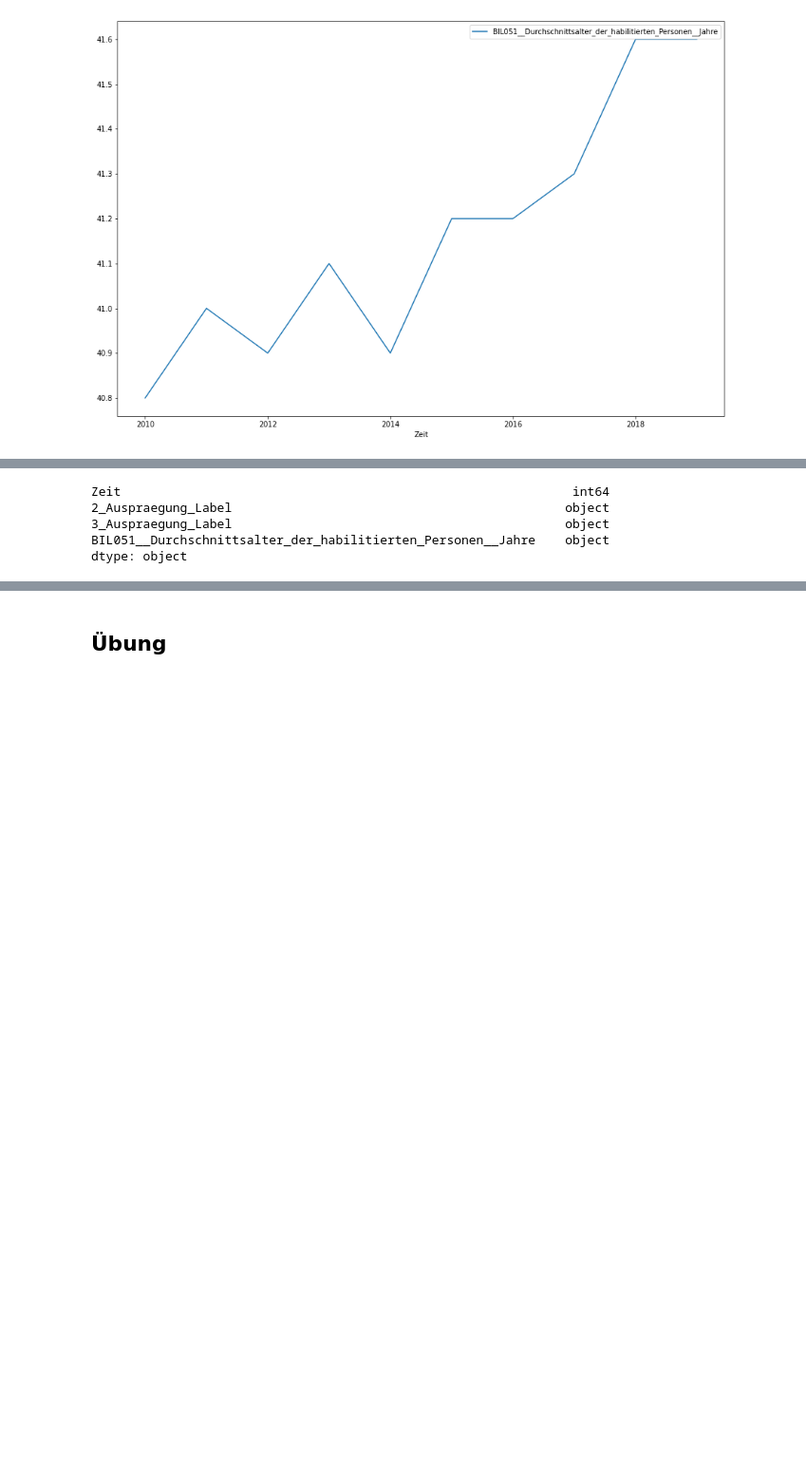
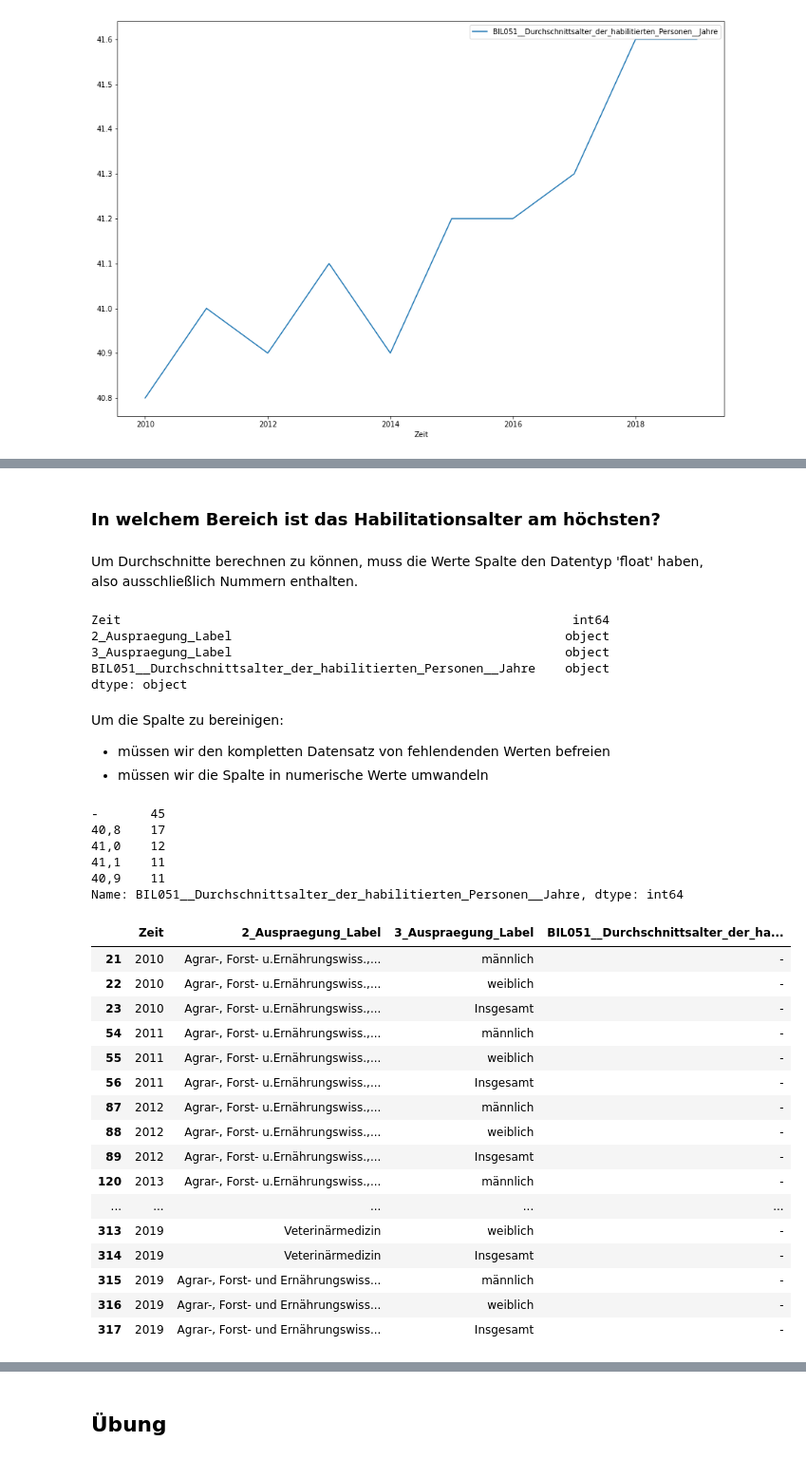
Before and after one commit to P3nny/pfv, a Jupyter notebook: 04_real_data_csv_flat.ipynb, the cells around one changed output, grey strips where cells are left out. Shown at 95% size. Saved outputs shown, nothing was run; the diff lists cells and outputs as text; code cells hidden in the pictures; blank space fills up the shorter version.

```diff
--- a/04_real_data_csv_flat.ipynb
+++ b/04_real_data_csv_flat.ipynb
@@ -342,3 +336,7 @@ AttributeError: 'Series' object has no attribute 'is_string'
+# %% [markdown]
+### In welchem Bereich ist das Habilitationsalter am höchsten?
+# %% [markdown]
+Um Durchschnitte berechnen zu können, muss die Werte Spalte den Datentyp 'float' haben, also ausschließlich Nummern enthalten.
 # %%
 df.dtypes
 # %% [output]
@@ -347,3 +345,39 @@ Zeit                                                             int64
 3_Auspraegung_Label                                             object
 BIL051__Durchschnittsalter_der_habilitierten_Personen__Jahre    object
 dtype: object
+# %% [markdown]
+Um die Spalte zu bereinigen:
+
+- müssen wir den kompletten Datensatz von fehlendenden Werten befreien
+- müssen wir die Spalte in numerische Werte umwandeln
+# %%
+# Durch value_counts sehen wir, dass häufig '-' bei fehlenden Daten auftaucht.
+df['BIL051__Durchschnittsalter_der_habilitierten_Personen__Jahre'].value_counts().head()
+# %% [output]
+-       45
+40,8    17
+41,0    12
+41,1    11
+40,9    11
+Name: BIL051__Durchschnittsalter_der_habilitierten_Personen__Jahre, dtype: int64
+# %%
+# Anzeigen, in welchen Fällen das so ist:
+df[df.BIL051__Durchschnittsalter_der_habilitierten_Personen__Jahre == '-']
+# %% [output]
+|  | Zeit | 2_Auspraegung_Label | 3_Auspraegung_Label | BIL051__Durchschnittsalter_der_ha... |
+| 21 | 2010 | Agrar-, Forst- u.Ernährungswiss.,... | männlich | - |
+| 22 | 2010 | Agrar-, Forst- u.Ernährungswiss.,... | weiblich | - |
+| 23 | 2010 | Agrar-, Forst- u.Ernährungswiss.,... | Insgesamt | - |
+| 54 | 2011 | Agrar-, Forst- u.Ernährungswiss.,... | männlich | - |
+| 55 | 2011 | Agrar-, Forst- u.Ernährungswiss.,... | weiblich | - |
+| 56 | 2011 | Agrar-, Forst- u.Ernährungswiss.,... | Insgesamt | - |
+| 87 | 2012 | Agrar-, Forst- u.Ernährungswiss.,... | männlich | - |
+| 88 | 2012 | Agrar-, Forst- u.Ernährungswiss.,... | weiblich | - |
+| 89 | 2012 | Agrar-, Forst- u.Ernährungswiss.,... | Insgesamt | - |
+| 120 | 2013 | Agrar-, Forst- u.Ernährungswiss.,... | männlich | - |
+| ... | ... | ... | ... | ... |
+| 313 | 2019 | Veterinärmedizin | weiblich | - |
+| 314 | 2019 | Veterinärmedizin | Insgesamt | - |
+| 315 | 2019 | Agrar-, Forst- und Ernährungswiss... | männlich | - |
+| 316 | 2019 | Agrar-, Forst- und Ernährungswiss... | weiblich | - |
+| 317 | 2019 | Agrar-, Forst- und Ernährungswiss... | Insgesamt | - |
```
Also changed, not shown: parts of 25 cells of this notebook, 3 other files.
